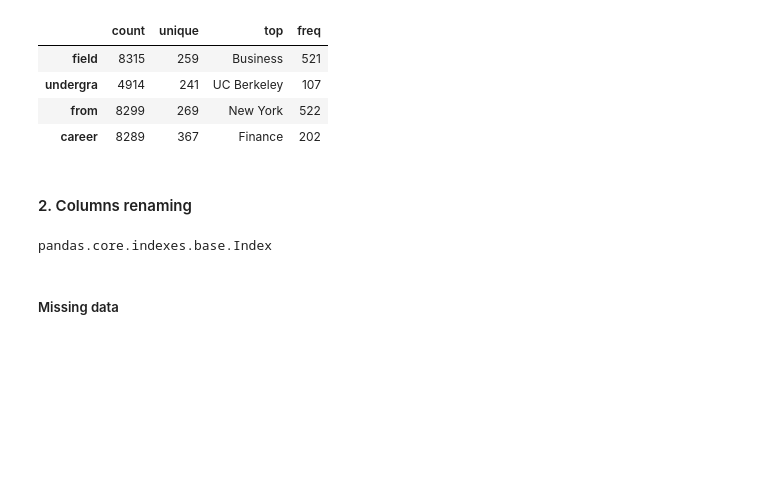
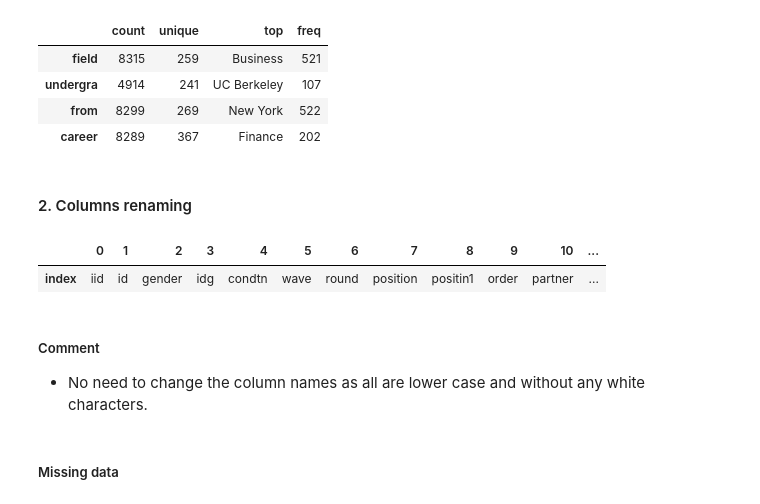
Before and after one commit to mohammadzainabbas/Speed-Dating-ML, a Jupyter notebook: src/notebooks/2_preprocessing.ipynb, the cells around one changed output. Cells and saved outputs as stored; diff of their text form; code cells hidden in the pictures; blank space fills up the shorter version.

```diff
--- a/src/notebooks/2_preprocessing.ipynb
+++ b/src/notebooks/2_preprocessing.ipynb
@@ -178,9 +178,14 @@ df.describe(include='O').T
 # %% [markdown]
 #### 2. Columns renaming
 # %%
-type(df.columns)
+df.columns.to_frame().reset_index().T.head(1) # showing columns in a more visual way
 # %% [output]
-pandas.core.indexes.base.Index
+|  | 0 | 1 | 2 | 3 | 4 | 5 | 6 | 7 | 8 | 9 | 10 | ... |
+| index | iid | id | gender | idg | condtn | wave | round | position | positin1 | order | partner | ... |
+# %% [markdown]
+##### Comment
+
+- No need to change the column names as all are lower case and without any white characters.
 # %% [markdown]
 ##### Missing data
 # %%
```
